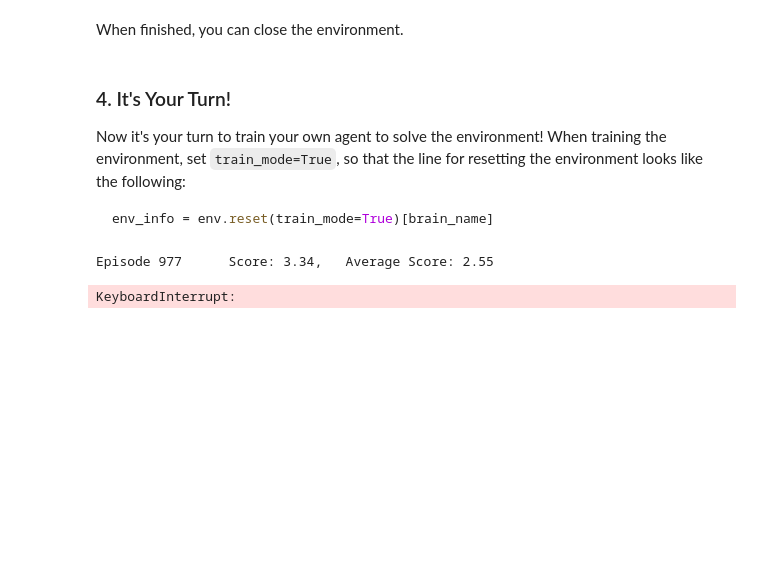
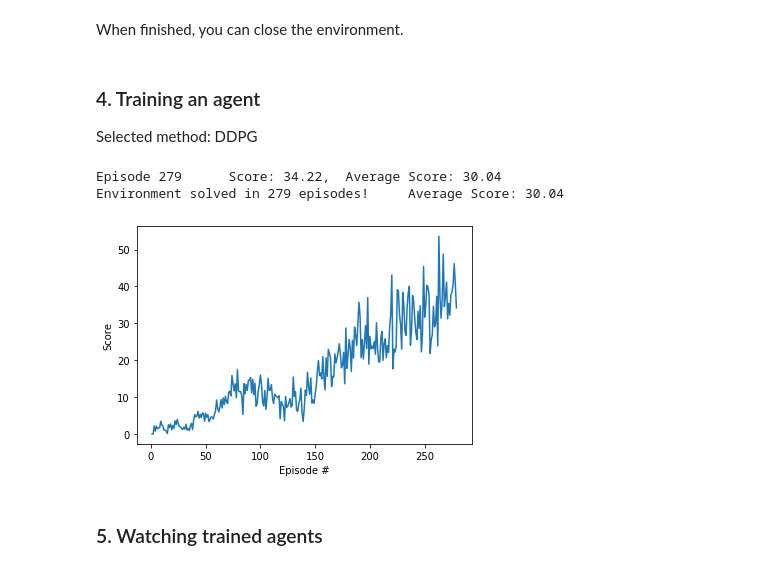
Before and after one commit to paffell/DRL-continuous-control, a Jupyter notebook: Continuous_Control.ipynb, the cells around one changed output. Drawn from its saved outputs; the diff is of its cells as text; code cells hidden in the pictures; blank space fills up the shorter version.

Commit message:
Solved

````diff
--- a/Continuous_Control.ipynb
+++ b/Continuous_Control.ipynb
@@ -118,13 +118,10 @@ print('Total score (averaged over agents) this episode: {}'.format(np.mean(score
 When finished, you can close the environment.
 # %%
 # env.close()
-# %% [markdown]
-### 4. It's Your Turn!
-
-Now it's your turn to train your own agent to solve the environment!  When training the environment, set `train_mode=True`, so that the line for resetting the environment looks like the following:
-```python
-env_info = env.reset(train_mode=True)[brain_name]
-```
+# %% [markdown]
+### 4. Training an agent
+
+Selected method: DDPG
 # %%
 env_info = env.reset(train_mode=True)[brain_name]
 # %%
@@ -150,32 +147,40 @@ def ddpg(n_episodes=1000, max_t=300, print_every=100):
             next_states = env_info.vector_observations   # get the next state
 #             print(next_states)
             rewards = env_info.rewards                # get the reward
 #             print(rewards)
             dones = env_info.local_done                  # see if episode has finished
 #             print(dones)
             agent.step(states, actions, rewards, next_states, dones)
             states = next_states
             score += sum(rewards)
 #             if dones:
 #                 break
         scores_deque.append(score)
         scores.append(score)
         print('\rEpisode {}\t Score: {:.2f}, \tAverage Score: {:.2f}'.format(i_episode, score, np.mean(scores_deque)), end="")
         torch.save(agent.actor_local.state_dict(), 'checkpoint_actor.pth')
         torch.save(agent.critic_local.state_dict(), 'checkpoint_critic.pth')
         if i_episode % print_every == 0:
             print('\rEpisode {}\t Score: {:.2f}, \tAverage Score: {:.2f}'.format(i_episode, score, np.mean(scores_deque)), end="")
+        if np.mean(scores_deque)>=30.0:
+            print('\nEnvironment solved in {:d} episodes!\tAverage Score: {:.2f}'.format(i_episode, np.mean(scores_deque)))
+            torch.save(agent.actor_local.state_dict(), 'checkpoint_actor.pth')
+            torch.save(agent.critic_local.state_dict(), 'checkpoint_critic.pth')
+            break
 
     return scores
 
 scores = ddpg()
 
 fig = plt.figure()
 ax = fig.add_subplot(111)
 plt.plot(np.arange(1, len(scores)+1), scores)
 plt.ylabel('Score')
 plt.xlabel('Episode #')
 plt.show()
 # %% [output]
-Episode 977      Score: 3.34,   Average Score: 2.55
+Episode 279      Score: 34.22,  Average Score: 30.04
+Environment solved in 279 episodes!     Average Score: 30.04
-KeyboardInterrupt:
+[figure, added]
+# %% [markdown]
+### 5. Watching trained agents
````
Also changed, not shown: parts of 1 cell of this notebook, 6 other files.
